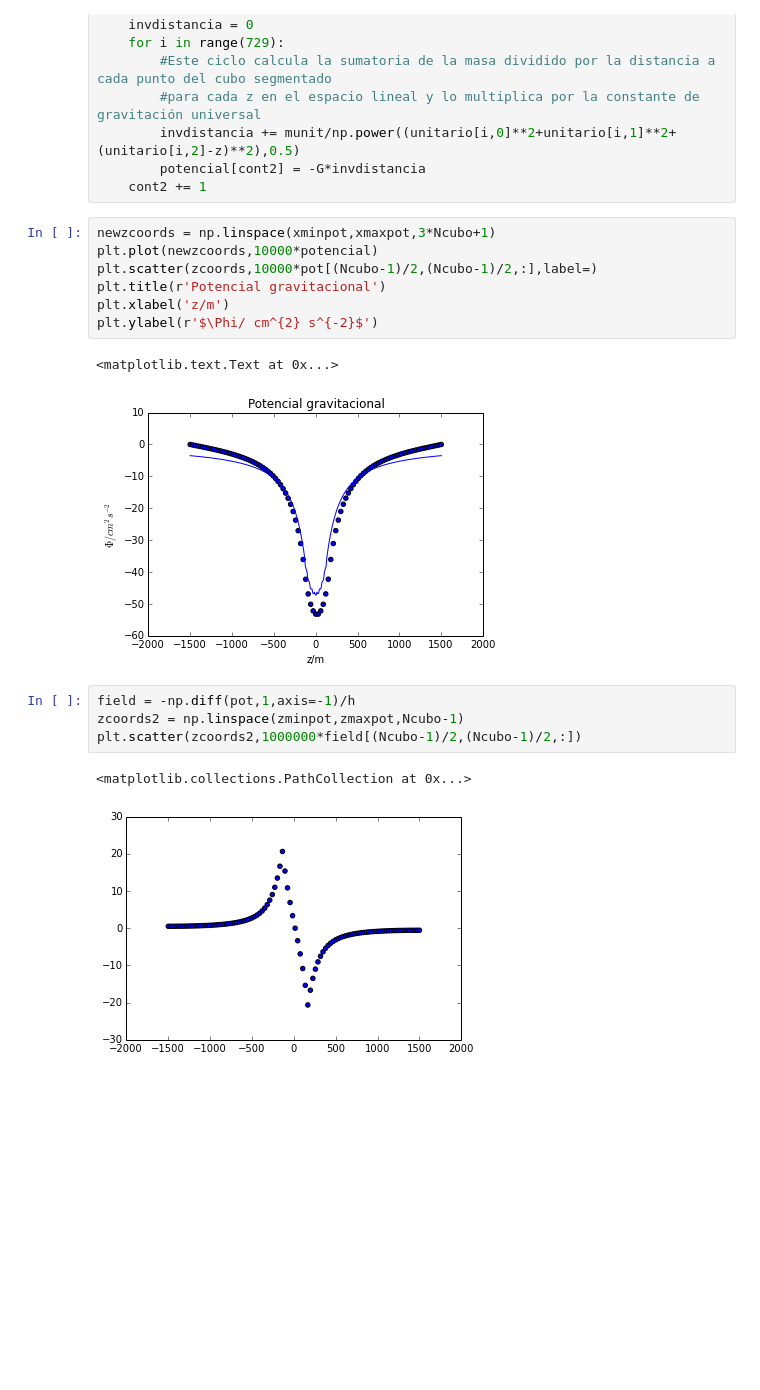
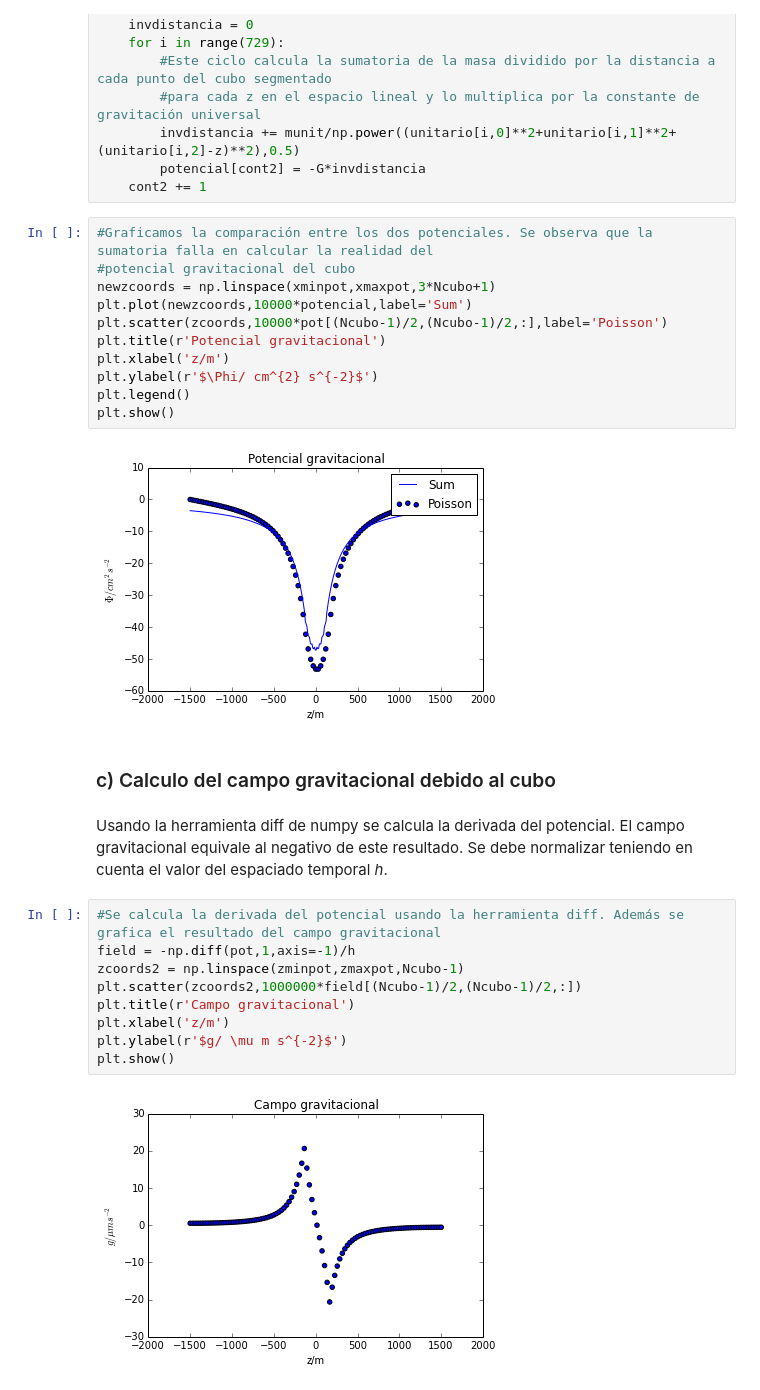
Before and after one commit to deolaya1318/MC, a Jupyter notebook: Tareas/HW6/HW6.ipynb, the cells around one changed output. Drawn from its saved outputs; the diff is of its cells as text; blank space fills up the shorter version.

```diff
--- a/Tareas/HW6/HW6.ipynb
+++ b/Tareas/HW6/HW6.ipynb
@@ -187,19 +194,30 @@ for z in np.linspace(xminpot,xmaxpot,3*Ncubo+1):
         potencial[cont2] = -G*invdistancia
     cont2 += 1
 # %%
+#Graficamos la comparación entre los dos potenciales. Se observa que la sumatoria falla en calcular la realidad del
+#potencial gravitacional del cubo
 newzcoords = np.linspace(xminpot,xmaxpot,3*Ncubo+1)
-plt.plot(newzcoords,10000*potencial)
-plt.scatter(zcoords,10000*pot[(Ncubo-1)/2,(Ncubo-1)/2,:],label=)
+plt.plot(newzcoords,10000*potencial,label='Sum')
+plt.scatter(zcoords,10000*pot[(Ncubo-1)/2,(Ncubo-1)/2,:],label='Poisson')
 plt.title(r'Potencial gravitacional')
 plt.xlabel('z/m')
 plt.ylabel(r'$\Phi/ cm^{2} s^{-2}$')
+plt.legend()
+plt.show()
 # %% [output]
-<matplotlib.text.Text at 0x...>
-[figure, old version]
+[figure, new version]
+# %% [markdown]
+### c) Calculo del campo gravitacional debido al cubo
+# %% [markdown]
+Usando la herramienta diff de numpy se calcula la derivada del potencial. El campo gravitacional equivale al negativo de este resultado. Se debe normalizar teniendo en cuenta el valor del espaciado temporal _h_.
 # %%
+#Se calcula la derivada del potencial usando la herramienta diff. Además se grafica el resultado del campo gravitacional
 field = -np.diff(pot,1,axis=-1)/h
 zcoords2 = np.linspace(zminpot,zmaxpot,Ncubo-1)
 plt.scatter(zcoords2,1000000*field[(Ncubo-1)/2,(Ncubo-1)/2,:])
+plt.title(r'Campo gravitacional')
+plt.xlabel('z/m')
+plt.ylabel(r'$g/ \mu m s^{-2}$')
+plt.show()
 # %% [output]
-<matplotlib.collections.PathCollection at 0x...>
-[figure, old version]
+[figure, new version]
```
Also changed, not shown: parts of 5 cells of this notebook.
